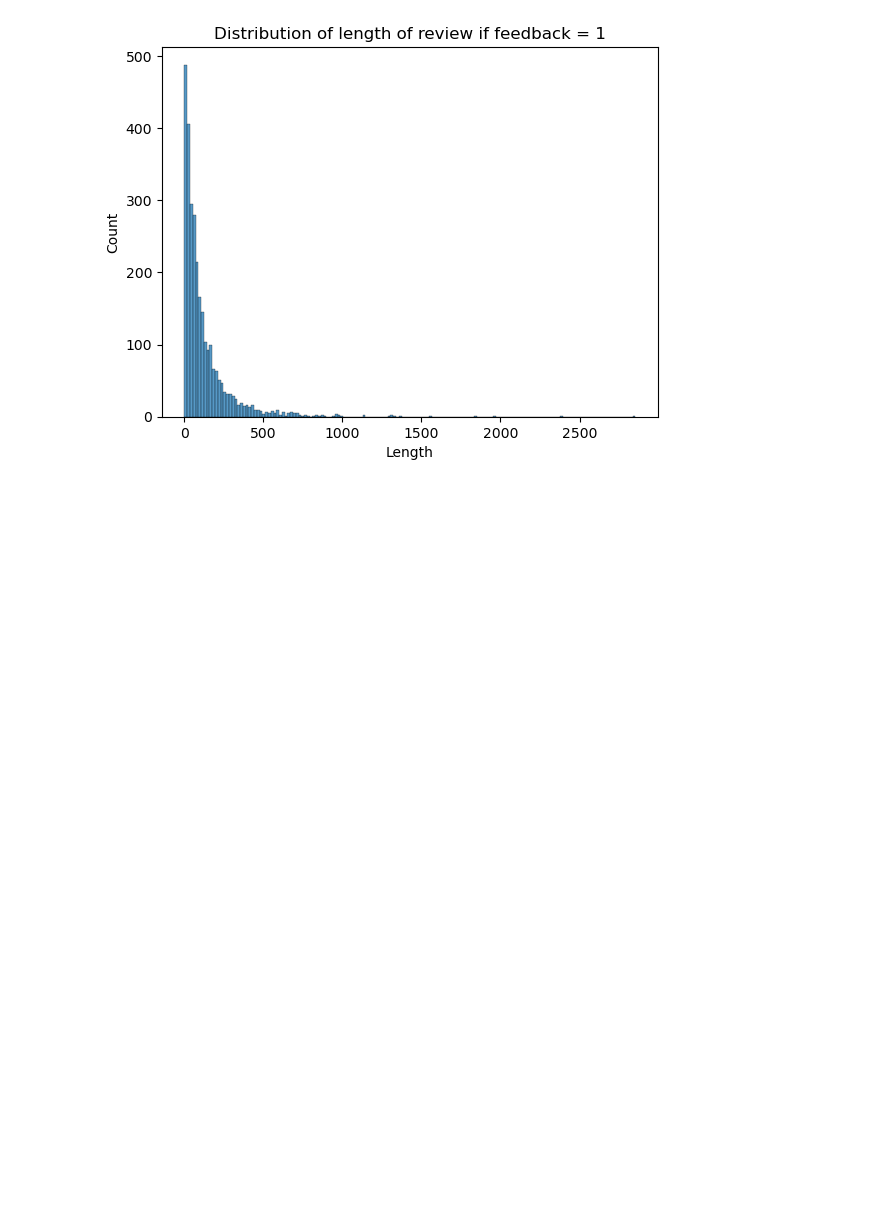
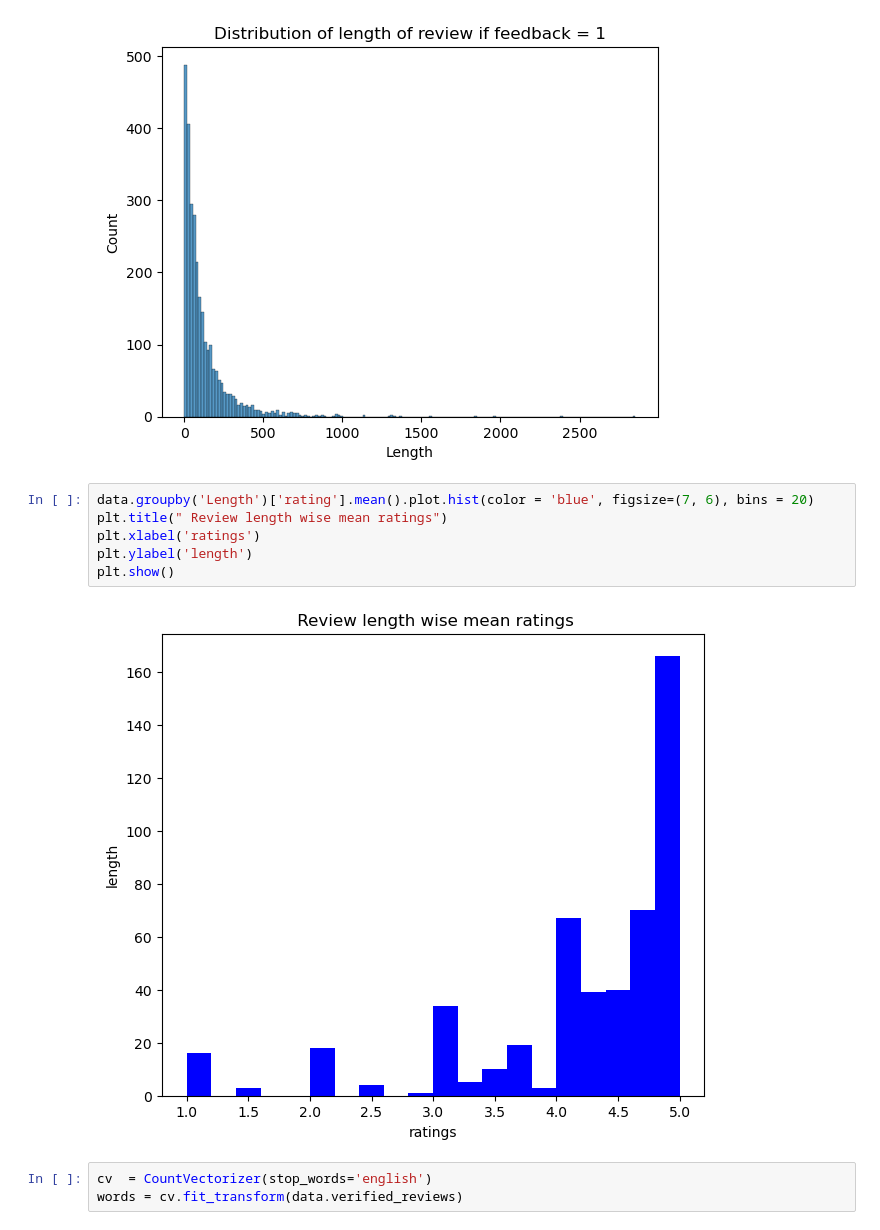
Before and after one commit to ame2en/SentimentAnalysis-WEbApp, a Jupyter notebook: output.ipynb, the cells around one changed output. Cells and saved outputs as stored; diff of their text form; blank space fills up the shorter version.

```diff
--- a/output.ipynb
+++ b/output.ipynb
@@ -260,3 +260,14 @@ sns.histplot(data[data['feedback']==1]['Length']).set(title='Distribution of len
 # %% [output]
 [Text(0.5, 1.0, 'Distribution of length of review if feedback = 1')]
 [figure]
+# %%
+data.groupby('Length')['rating'].mean().plot.hist(color = 'blue', figsize=(7, 6), bins = 20)
+plt.title(" Review length wise mean ratings")
+plt.xlabel('ratings')
+plt.ylabel('length')
+plt.show()
+# %% [output]
+[figure, added]
+# %%
+cv  = CountVectorizer(stop_words='english')
+words = cv.fit_transform(data.verified_reviews)
```
Also changed, not shown: parts of 4 cells of this notebook, 11 other files.
